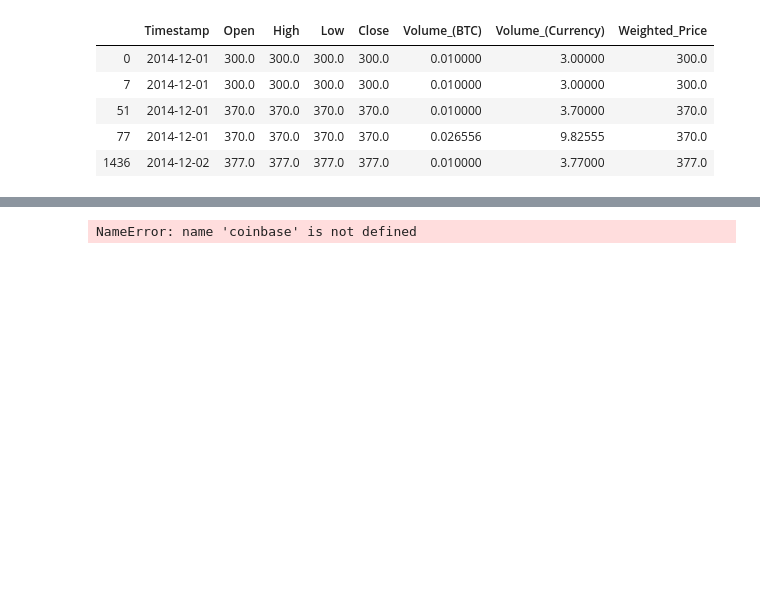
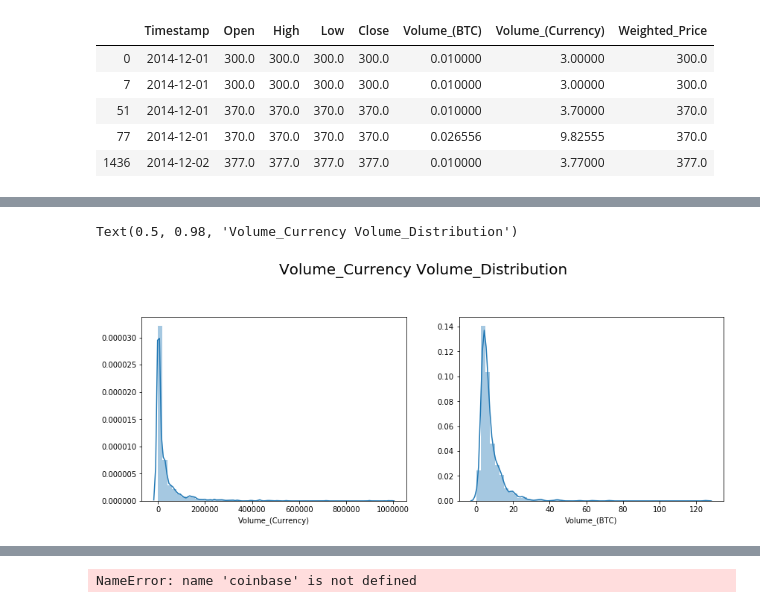
Before and after one commit to fakecoinbase/covs67slashbitpredictor, a Jupyter notebook: clean_data.ipynb, the cells around one changed output, grey strips where cells are left out. Saved outputs shown, nothing was run; the diff lists cells and outputs as text; code cells hidden in the pictures; blank space fills up the shorter version.

Commit message:
visualizations2

```diff
--- a/clean_data.ipynb
+++ b/clean_data.ipynb
@@ -390,3 +390,6 @@ fig=px.line(coinbase, x="Timestamp",y="Volume_(Currency)",title="Analysing_Bitco
 fig.show()
 # %% [output]
 [interactive output not drawn]
+# %%
+coinbase = coinbase.dropna()
+coinbase.head()
@@ -393,8 +404,11 @@ fig.show()
 # %%
 plt.figure(figsize=(14,10))
 plt.subplot(221)
 sns.distplot(coinbase['Volume_(Currency)'])
 
 plt.subplot(222)
 sns.distplot(coinbase['Volume_(BTC)'])
-plt.suptitle('Volume_Currency Volume_Distribution')
+plt.suptitle('Volume_Currency Volume_Distribution',size=20)
+# %% [output]
+Text(0.5, 0.98, 'Volume_Currency Volume_Distribution')
+[figure, added]
```
Also changed, not shown: parts of 3 cells of this notebook.
